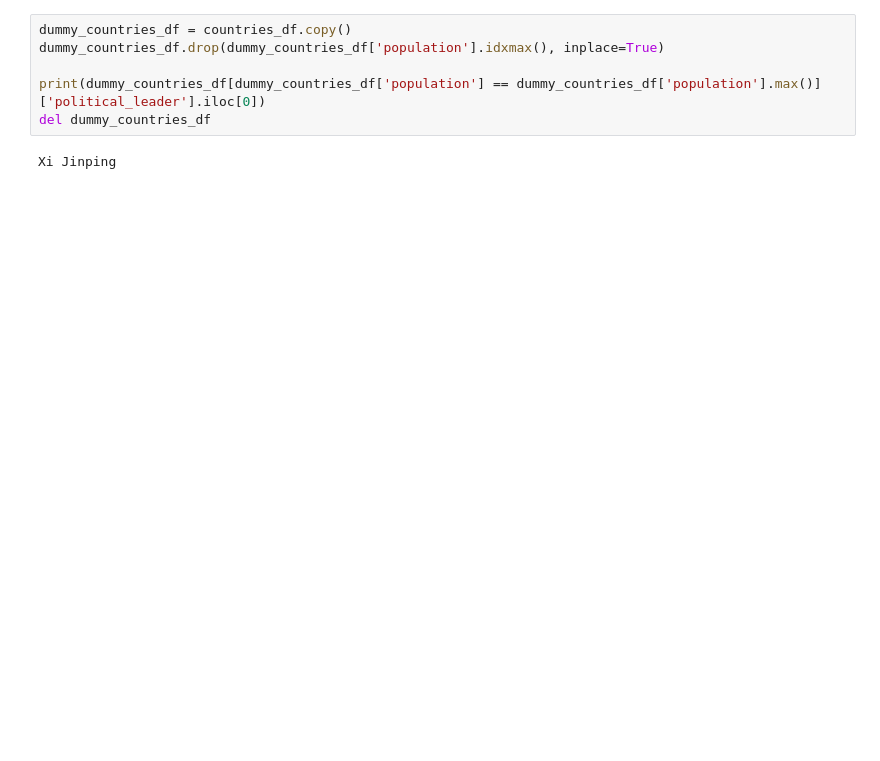
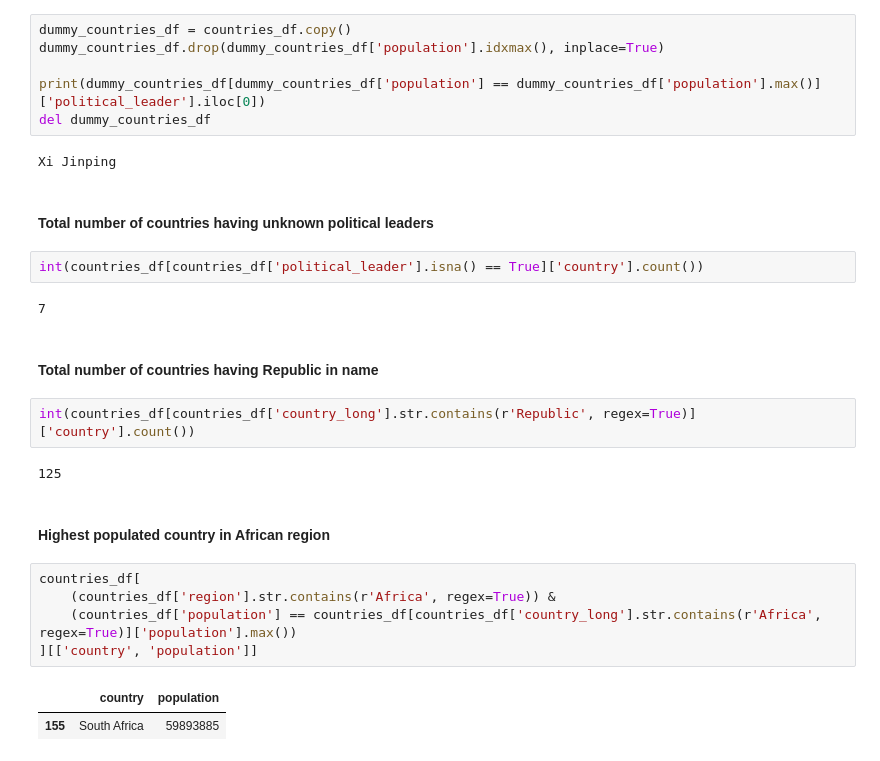
Before and after one commit to dhvanitsavani/Python-AI, a Jupyter notebook: Pandas/countries_project.ipynb, the cells around one changed output. Saved outputs shown, nothing was run; the diff lists cells and outputs as text; blank space fills up the shorter version.

Commit message:
Countries Project

```diff
--- a/Pandas/countries_project.ipynb
+++ b/Pandas/countries_project.ipynb
@@ -94,3 +153,25 @@ print(dummy_countries_df[dummy_countries_df['population'] == dummy_countries_df[
 del dummy_countries_df
 # %% [output]
 Xi Jinping
+# %% [markdown]
+#### Total number of countries having unknown political leaders
+# %%
+int(countries_df[countries_df['political_leader'].isna() == True]['country'].count())
+# %% [output]
+7
+# %% [markdown]
+#### Total number of countries having Republic in name
+# %%
+int(countries_df[countries_df['country_long'].str.contains(r'Republic', regex=True)]['country'].count())
+# %% [output]
+125
+# %% [markdown]
+#### Highest populated country in African region
+# %%
+countries_df[
+    (countries_df['region'].str.contains(r'Africa', regex=True)) &
+    (countries_df['population'] == countries_df[countries_df['country_long'].str.contains(r'Africa', regex=True)]['population'].max())
+][['country', 'population']]
+# %% [output]
+|  | country | population |
+| 155 | South Africa | 59893885 |
```
Also changed, not shown: parts of 8 cells of this notebook.
